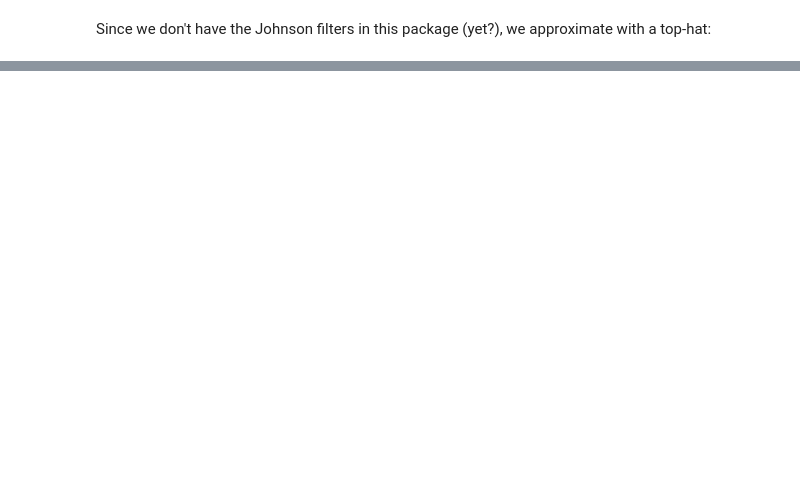
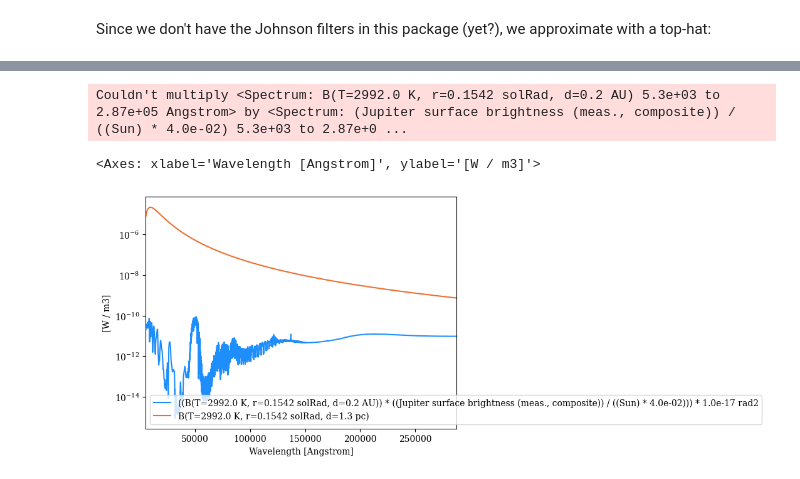
Before and after one commit to joseph-long/doodads, a Jupyter notebook: notebooks/Using the solar system surface brightness spectra.ipynb, the cells around one changed output, grey strips where cells are left out. Drawn from its saved outputs; the diff is of its cells as text; code cells hidden in the pictures; blank space fills up the shorter version.

```diff
--- a/notebooks/Using the solar system surface brightness spectra.ipynb
+++ b/notebooks/Using the solar system surface brightness spectra.ipynb
@@ -69,0 +126,9 @@ This rough approximation is consistent with [Table 4 of Mallama & Hilton](https:
+# %%
+jupiter_at_prox_cen_surfbright = star_blackbody_at_planet.multiply(jupiter_reflectance)
+jupiter_at_prox_cen = jupiter_at_prox_cen_surfbright.multiply(np.pi * (planet_radius / star_dist)**2 * u.sr)
+jupiter_at_prox_cen.display()
+star_blackbody.display()
+# %% [output]
+Couldn't multiply <Spectrum: B(T=2992.0 K, r=0.1542 solRad, d=0.2 AU) 5.3e+03 to 2.87e+05 Angstrom> by <Spectrum: (Jupiter surface brightness (meas., composite)) / ((Sun) * 4.0e-02) 5.3e+03 to 2.87e+0 ...
+<Axes: xlabel='Wavelength [Angstrom]', ylabel='[W / m3]'>
+[figure, added]
```
Also changed, not shown: parts of 20 cells of this notebook, 18 other files.
